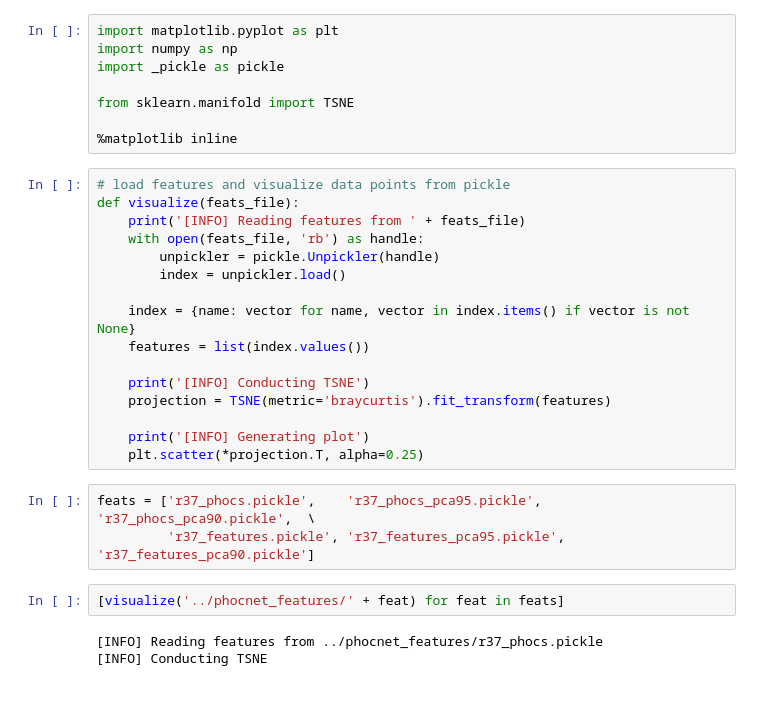
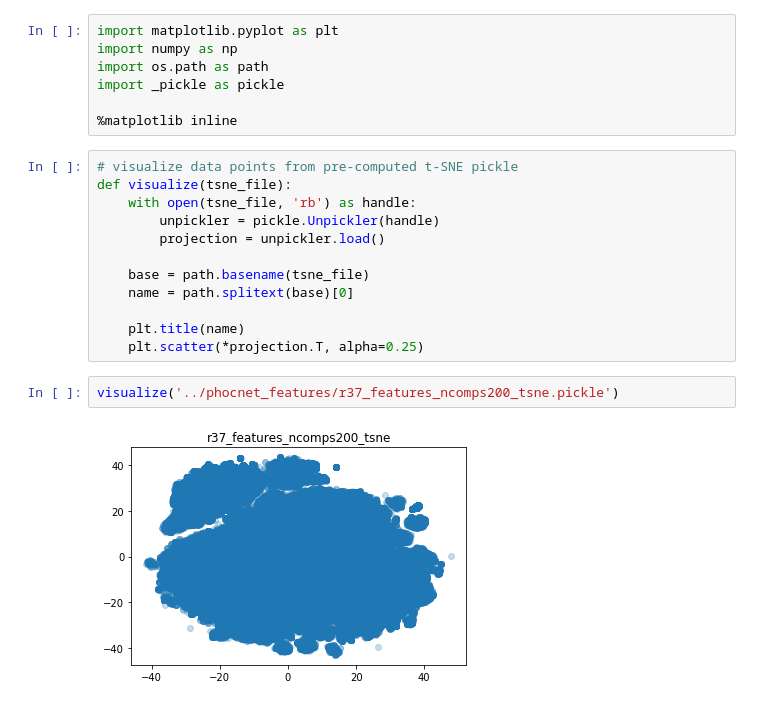
Before and after one commit to ColoredInsaneAsylums/PrivacySensitiveTranscription, a Jupyter notebook: image_processing/visualization/r37.ipynb, the cells around one changed output. Saved outputs shown, nothing was run; the diff lists cells and outputs as text.

```diff
--- a/image_processing/visualization/r37.ipynb
+++ b/image_processing/visualization/r37.ipynb
@@ -1,32 +1,23 @@
 # %%
 import matplotlib.pyplot as plt
 import numpy as np
+import os.path as path
 import _pickle as pickle
 
-from sklearn.manifold import TSNE
-
 %matplotlib inline
 # %%
-# load features and visualize data points from pickle
-def visualize(feats_file):
-    print('[INFO] Reading features from ' + feats_file)
-    with open(feats_file, 'rb') as handle:
+# visualize data points from pre-computed t-SNE pickle
+def visualize(tsne_file):
+    with open(tsne_file, 'rb') as handle:
         unpickler = pickle.Unpickler(handle)
-        index = unpickler.load()
+        projection = unpickler.load()
 
-    index = {name: vector for name, vector in index.items() if vector is not None}
-    features = list(index.values())
+    base = path.basename(tsne_file)
+    name = path.splitext(base)[0]
 
-    print('[INFO] Conducting TSNE')
-    projection = TSNE(metric='braycurtis').fit_transform(features)
-
-    print('[INFO] Generating plot')
+    plt.title(name)
     plt.scatter(*projection.T, alpha=0.25)
-# %%
-feats = ['r37_phocs.pickle',    'r37_phocs_pca95.pickle',    'r37_phocs_pca90.pickle',  \
-         'r37_features.pickle', 'r37_features_pca95.pickle', 'r37_features_pca90.pickle']
-# %%
-[visualize('../phocnet_features/' + feat) for feat in feats]
-# %% [output]
-[INFO] Reading features from ../phocnet_features/r37_phocs.pickle
-[INFO] Conducting TSNE
+# %%
+visualize('../phocnet_features/r37_features_ncomps200_tsne.pickle')
+# %% [output]
+[figure, added]
```
Also changed, not shown: parts of 4 cells of this notebook, 7 other files.
